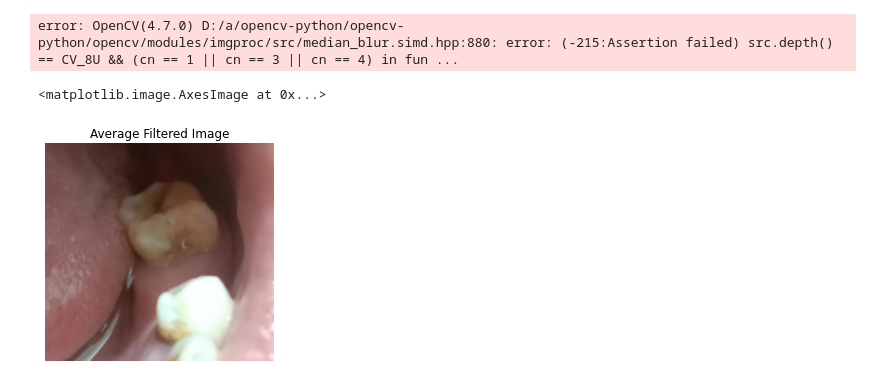
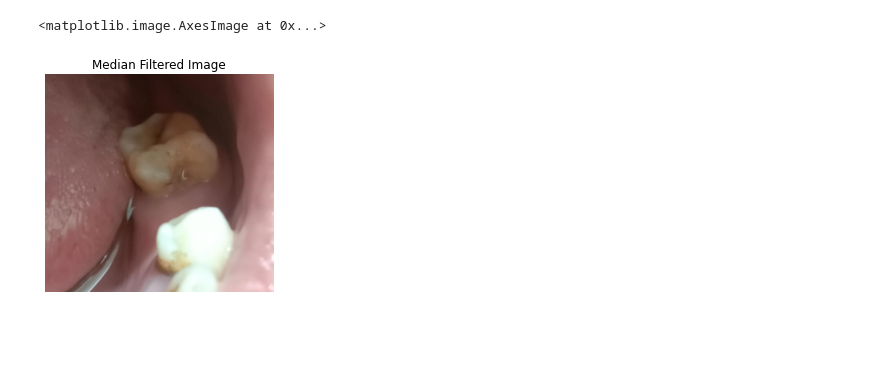
Before and after one commit to SulthanRafif/gauss_filter_bicubic_interpolated, a Jupyter notebook: main.ipynb, the cells around one changed output. Saved outputs shown, nothing was run; the diff lists cells and outputs as text; code cells hidden in the pictures; blank space fills up the shorter version.

```diff
--- a/main.ipynb
+++ b/main.ipynb
@@ -177,26 +188,13 @@ plt.imshow(rgb_image)
 # %%
 kernelSize = 3
 sigmaSize = 3
 
-# Median Filtered
-
-median_filtered_image = medBlur(bicubicInterpolationUpscaled, 9)
+median_filtered_image = medBlur(gaussian_filtered_image, 9)
 plt.axis('off')
 plt.title('Median Filtered Image')
 plt.imshow(median_filtered_image)
 
 # median_filtered_image
 # %% [output]
-error: OpenCV(4.7.0) D:/a/opencv-python/opencv-python/opencv/modules/imgproc/src/median_blur.simd.hpp:880: error: (-215:Assertion failed) src.depth() == CV_8U && (cn == 1 || cn == 3 || cn == 4) in fun ...
+<matplotlib.image.AxesImage at 0x...>
+[figure, added]
-# %%
-# Average Filtered
-
-average_filtered_image = averageFilter(median_filtered_image, 9)
-plt.axis('off')
-plt.title('Average Filtered Image')
-plt.imshow(average_filtered_image)
-
-# average_filtered_image
-# %% [output]
-<matplotlib.image.AxesImage at 0x...>
-[figure, removed]
```
Also changed, not shown: parts of 13 cells of this notebook, 3 other files.
